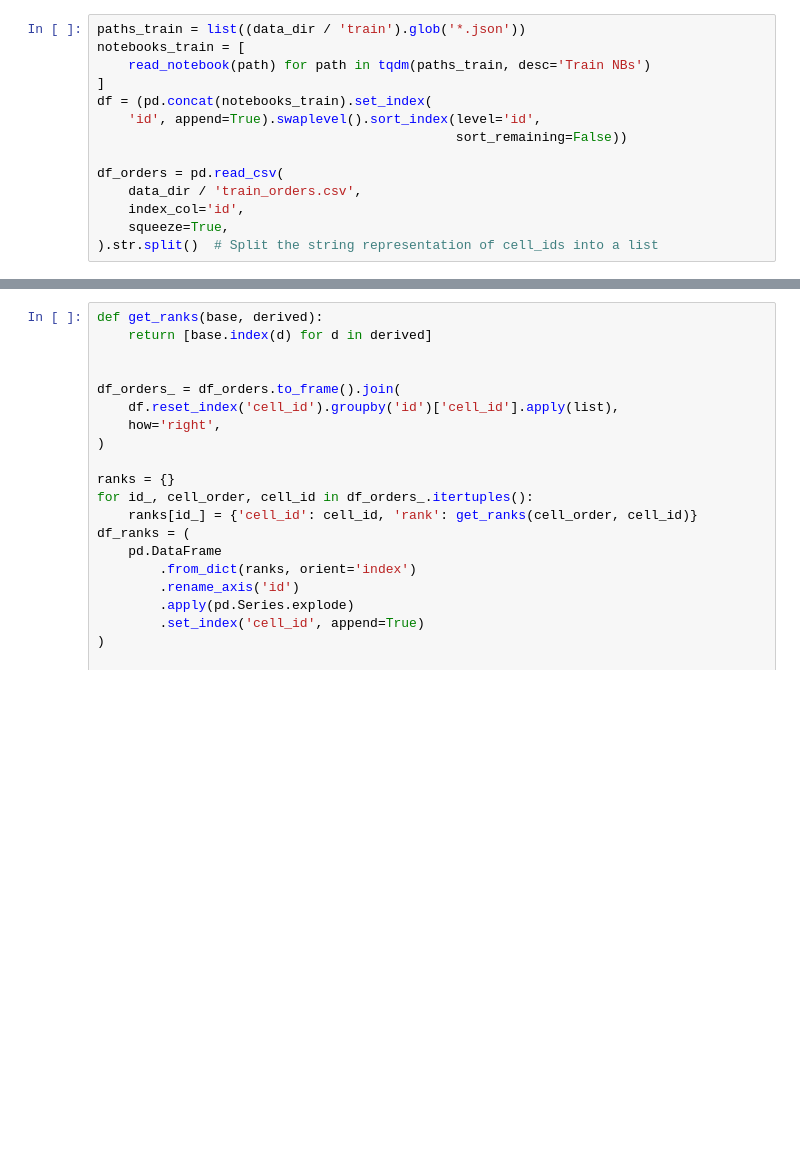
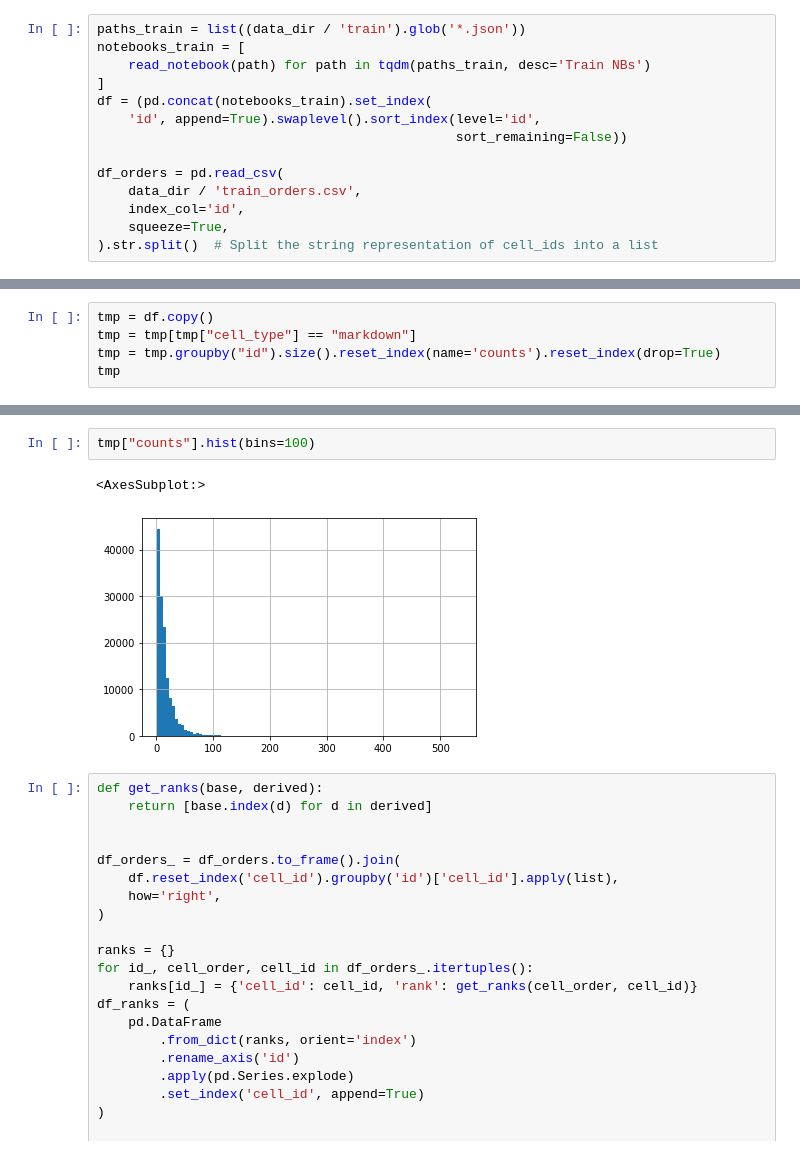
Before and after one commit to guitarmind/ai4code-baseline, a Jupyter notebook: code/eda.ipynb, the cells around one changed output, grey strips where cells are left out. Saved outputs shown, nothing was run; the diff lists cells and outputs as text; blank space fills up the shorter version.

```diff
--- a/code/eda.ipynb
+++ b/code/eda.ipynb
@@ -103,0 +104,5 @@ Ordered notebook:
+# %%
+tmp = df.copy()
+tmp = tmp[tmp["cell_type"] == "markdown"]
+tmp = tmp.groupby("id").size().reset_index(name='counts').reset_index(drop=True)
+tmp
@@ -104,3 +135,8 @@ Ordered notebook:
+# %%
+tmp["counts"].hist(bins=100)
+# %% [output]
+<AxesSubplot:>
+[figure, added]
 # %%
 def get_ranks(base, derived):
     return [base.index(d) for d in derived]
```
Also changed, not shown: parts of 15 cells of this notebook.
